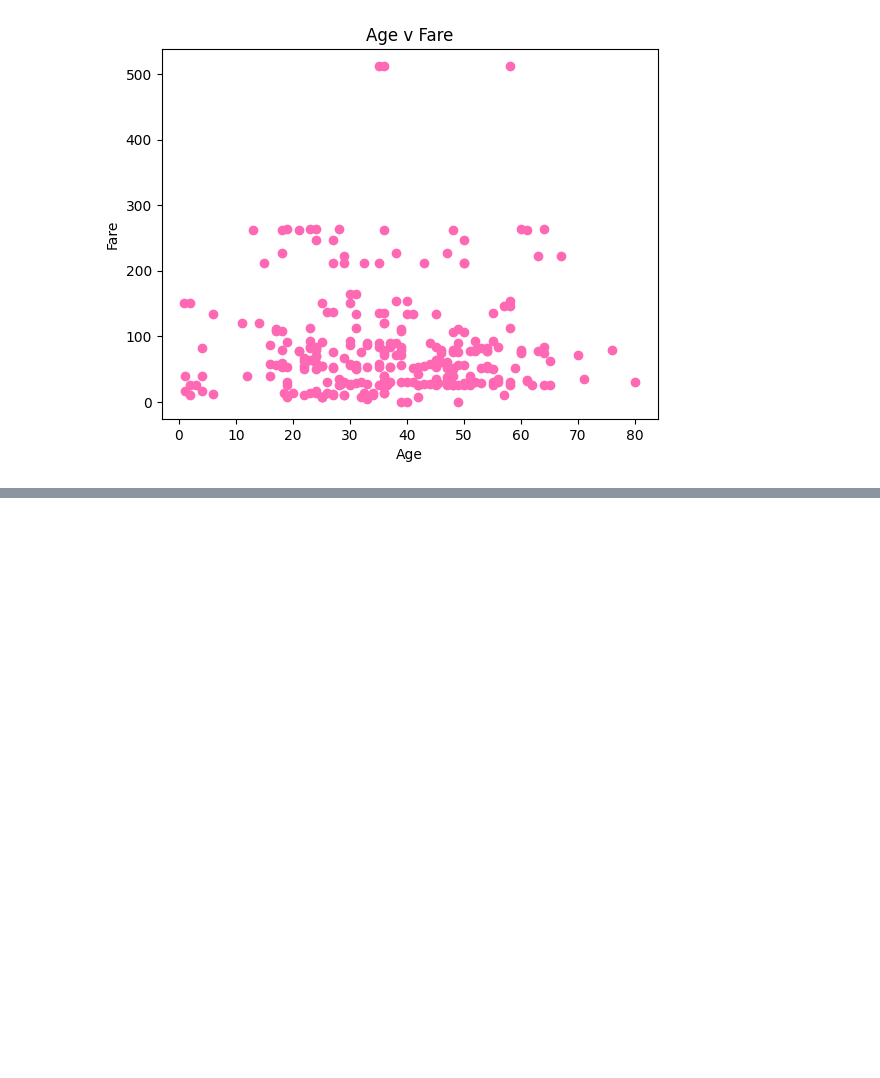
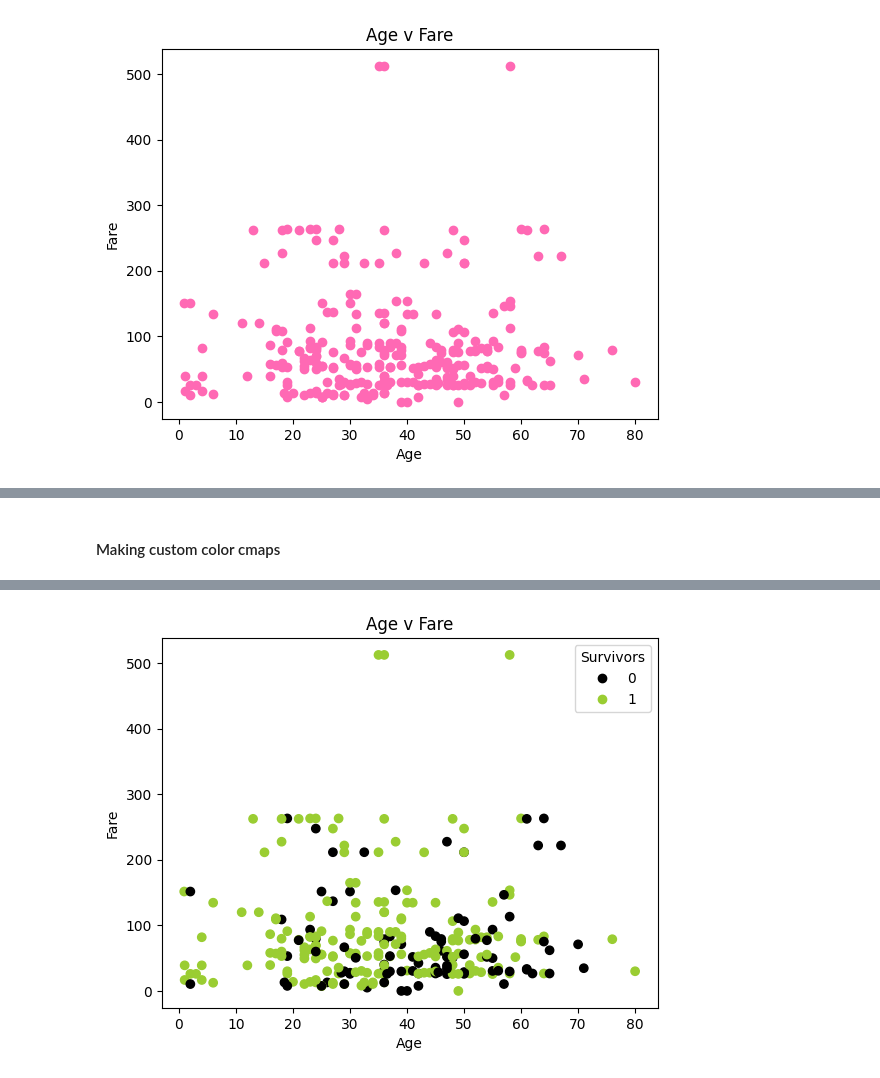
Before and after one commit to idowujames/OOP-Matplotlib-3, a Jupyter notebook: OOP_Matplotlib_3.ipynb, the cells around one changed output, grey strips where cells are left out. Saved outputs shown, nothing was run; the diff lists cells and outputs as text; code cells hidden in the pictures; blank space fills up the shorter version.

```diff
--- a/OOP_Matplotlib_3.ipynb
+++ b/OOP_Matplotlib_3.ipynb
@@ -63,0 +80,13 @@ ax.set(xlabel='Age', ylabel='Fare', title='Age v Fare');
+# %% [markdown]
+#### Making custom color cmaps
+# %%
+import matplotlib.colors as mcolors
+
+cmap = mcolors.ListedColormap(['black', 'yellowgreen'])
+fig, ax = plt.subplots()
+
+sc = ax.scatter('age','fare', c='survived', cmap=cmap, data=df)
+
+ax.set(xlabel='Age',ylabel='Fare', title='Age v Fare')
+ax.legend(*sc.legend_elements(), title='Survivors');
+# %% [output]
@@ -63,0 +94 @@ ax.set(xlabel='Age', ylabel='Fare', title='Age v Fare');
+[figure, added]
```
Also changed, not shown: parts of 6 cells of this notebook.
